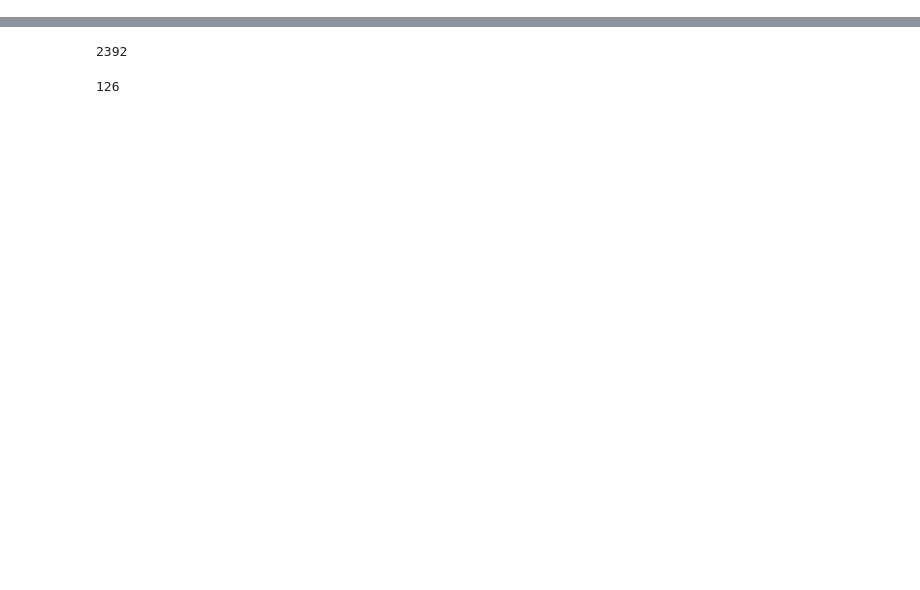
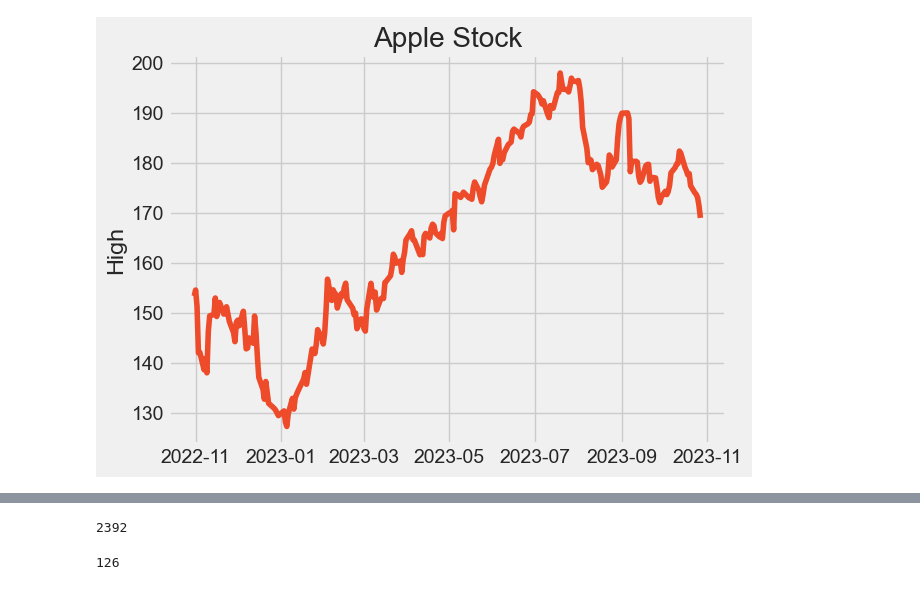
Before and after one commit to Bahadir-Erdem/stock_price_lstm, a Jupyter notebook: proje_test.ipynb, the cells around one changed output, grey strips where cells are left out. Cells and saved outputs as stored; diff of their text form; code cells hidden in the pictures; blank space fills up the shorter version.

```diff
--- a/proje_test.ipynb
+++ b/proje_test.ipynb
@@ -109,0 +97,7 @@ dfs[0].describe()
+# %%
+plt.plot(apple['High'], color=color)
+plt.ylabel('High')
+plt.title('Apple Stock')
+plt.show()
+# %% [output]
+[figure, added]
```
Also changed, not shown: parts of 57 cells of this notebook.
